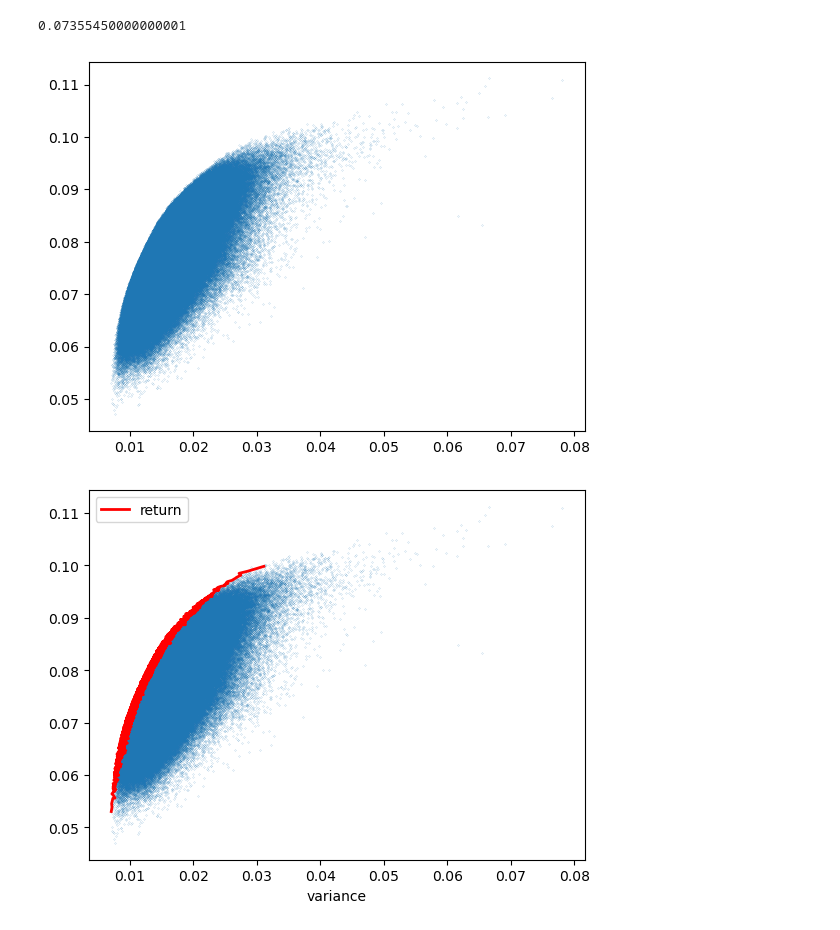
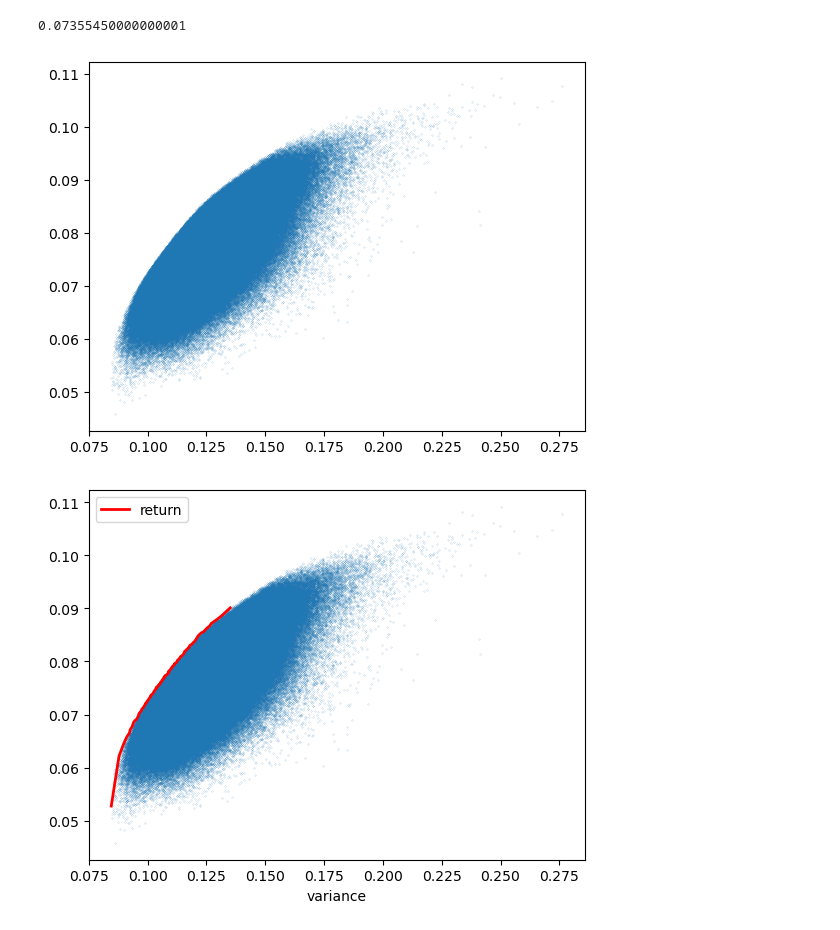
Before and after one commit to antonsharapov1/inv, a Jupyter notebook: Untitled-1.ipynb, the cells around one changed output. Cells and saved outputs as stored; diff of their text form; code cells hidden in the pictures.

```diff
--- a/Untitled-1.ipynb
+++ b/Untitled-1.ipynb
@@ -58,6 +58,7 @@ import matplotlib.pyplot as plt
 import numpy as np
 import scipy.optimize as solver
 from functools import reduce
+from math import sqrt
 
 assets_return = df['return'].tolist()
 assests_risk = df['risk'].tolist()
@@ -65,35 +66,35 @@ assests_risk = df['risk'].tolist()
 # Для данных весов вычисляем expected return
 def calculateReturnForWeights(random_weights: list):
     r = 0
     for index, weight in enumerate(random_weights):
         r += weight * assets_return[index] * 0.01
     return r
 
 # Для данных весов вычисляем вариацию
 def calculateVarianceForWeights(random_weights: list):
     v = 0
     for i, weight in enumerate(random_weights):
         v += (weight * assests_risk[i] * 0.01) ** 2
         for j, corr in enumerate(corr_matrix[i][i + 1:]):
             v += weight * random_weights[j] * corr_matrix[i][j] * assests_risk[i] * assests_risk[j] * 0.0001
-    return v
+    return sqrt(v)
 
 # Генерируем steps случайных комбинаций весов и вычисляем для них expected return и variance
 steps = 1000000 # количество точек
 return_row = []
 variance_row = []
 for s in range(1, steps + 1):
     # генерируем веса
     random_weights = np.random.random(7)
     random_weights /= random_weights.sum()
     # получаем два массива expected return и variance
     return_row.append(calculateReturnForWeights(random_weights.tolist()))
     variance_row.append(calculateVarianceForWeights(random_weights.tolist()))
 
 plt.scatter(variance_row, return_row, s = 0.01)
 plt.show()
 # %% [output]
-[figure, old version]
+[figure, new version]
 # %%
 # Получаем efficient frontier
 # Для окна шириной delta находим для данных return точку с минимальной variance
@@ -104,7 +105,7 @@ df3 = pd.DataFrame(
     })
 df3 = df3.sort_values('return')
 efficient_frontier = pd.DataFrame(columns = ['return', 'variance'])
-delta = 100
+delta = 10000
 for i in range(1, len(df3) - delta, delta):
     sub_df = df3[i:i + delta]
     data = sub_df[sub_df['variance'] == sub_df['variance'].min()]
@@ -114,7 +115,7 @@ efficient_frontier.plot(x = "variance", y = "return", linewidth=2.0, color = ['r
 plt.scatter(variance_row, return_row, s = 0.01)
 plt.show()
 # %% [output]
-[figure, old version]
+[figure, new version]
 # %%
 # Question 4
 
```
Also changed, not shown: parts of 3 cells of this notebook.
